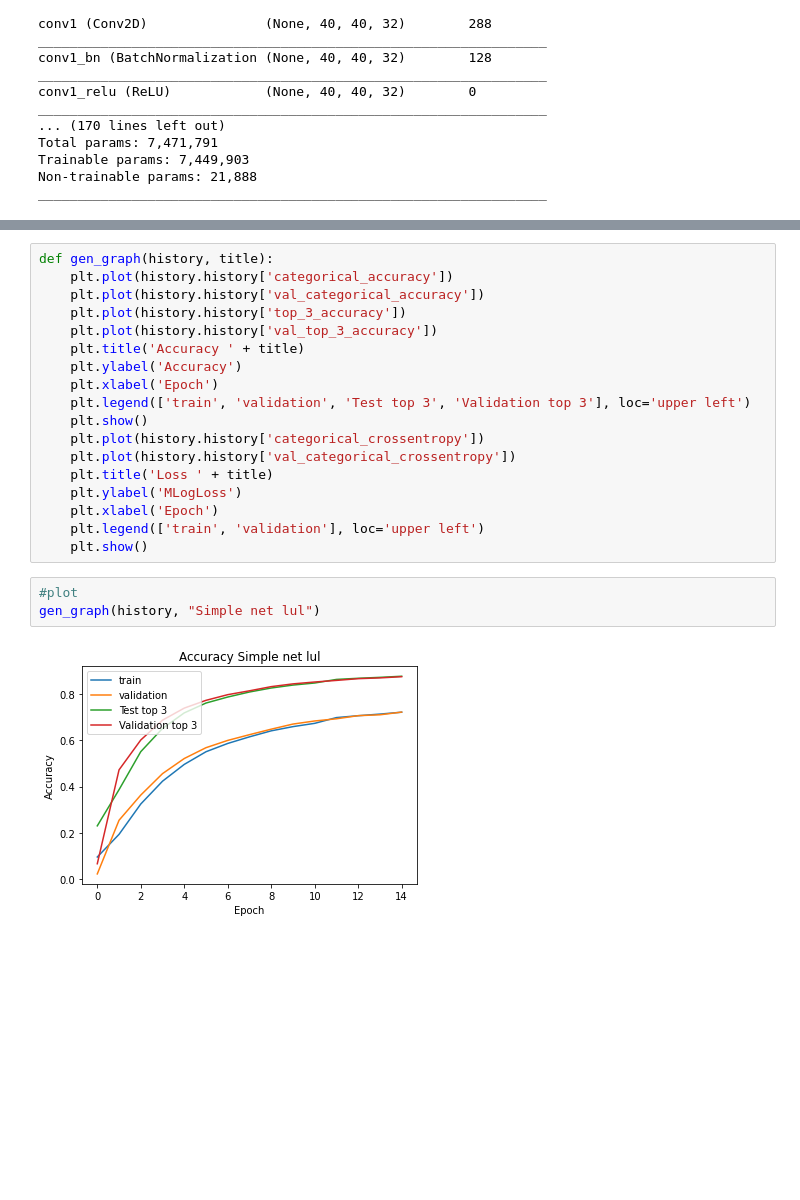
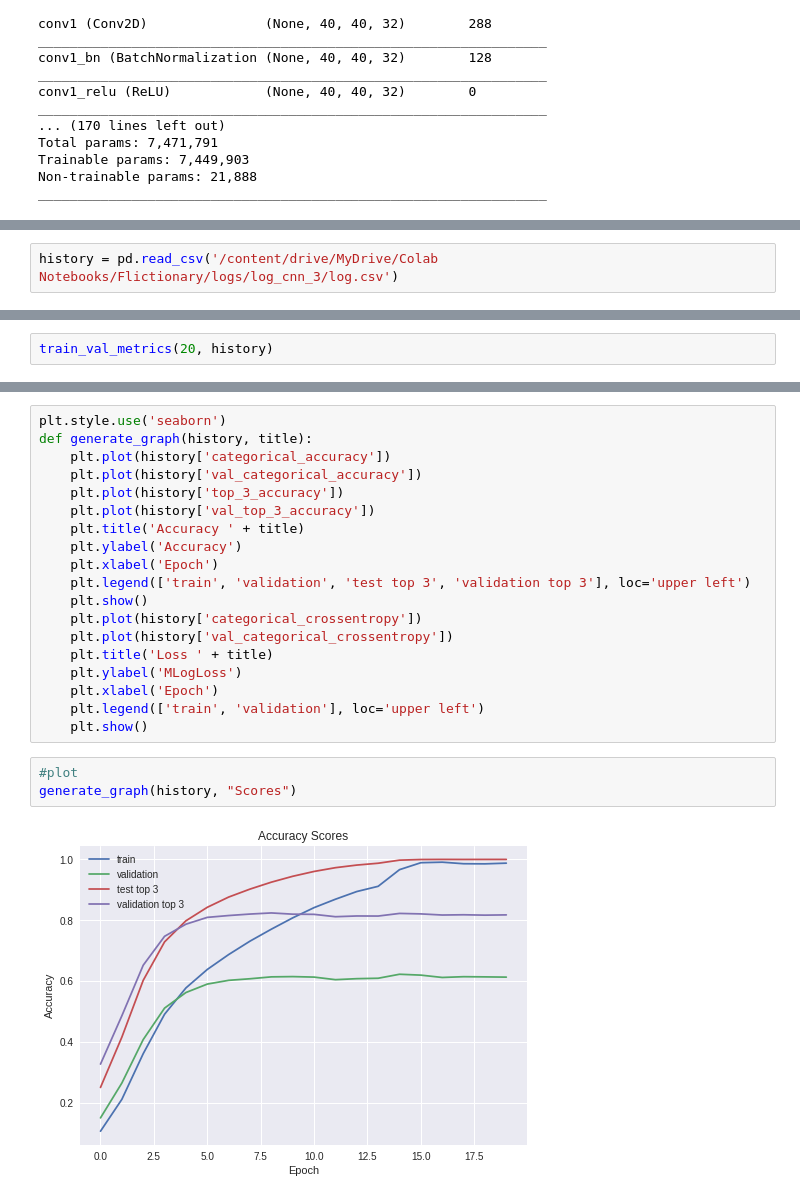
Before and after one commit to datascisteven/Flictionary, a Jupyter notebook: notebooks/cnn.ipynb, the cells around one changed output, grey strips where cells are left out. Drawn from its saved outputs; the diff is of its cells as text; blank space fills up the shorter version.

```diff
--- a/notebooks/cnn.ipynb
+++ b/notebooks/cnn.ipynb
@@ -213,0 +294,2 @@ Epoch 00020: saving model to /content/drive/MyDrive/Colab Notebooks/Flictionary/
+# %%
+history = pd.read_csv('/content/drive/MyDrive/Colab Notebooks/Flictionary/logs/log_cnn_3/log.csv')
@@ -213,0 +348,2 @@ Epoch 00020: saving model to /content/drive/MyDrive/Colab Notebooks/Flictionary/
+# %%
+train_val_metrics(20, history)
@@ -214,16 +352,17 @@ Epoch 00020: saving model to /content/drive/MyDrive/Colab Notebooks/Flictionary/
 # %%
-def gen_graph(history, title):
-    plt.plot(history.history['categorical_accuracy'])
-    plt.plot(history.history['val_categorical_accuracy'])
-    plt.plot(history.history['top_3_accuracy'])
-    plt.plot(history.history['val_top_3_accuracy'])
+plt.style.use('seaborn')
+def generate_graph(history, title):
+    plt.plot(history['categorical_accuracy'])
+    plt.plot(history['val_categorical_accuracy'])
+    plt.plot(history['top_3_accuracy'])
+    plt.plot(history['val_top_3_accuracy'])
     plt.title('Accuracy ' + title)
     plt.ylabel('Accuracy')
     plt.xlabel('Epoch')
-    plt.legend(['train', 'validation', 'Test top 3', 'Validation top 3'], loc='upper left')
+    plt.legend(['train', 'validation', 'test top 3', 'validation top 3'], loc='upper left')
     plt.show()
-    plt.plot(history.history['categorical_crossentropy'])
-    plt.plot(history.history['val_categorical_crossentropy'])
+    plt.plot(history['categorical_crossentropy'])
+    plt.plot(history['val_categorical_crossentropy'])
     plt.title('Loss ' + title)
     plt.ylabel('MLogLoss')
     plt.xlabel('Epoch')
@@ -231,6 +370,6 @@ def gen_graph(history, title):
     plt.show()
 # %%
 #plot
-gen_graph(history, "Simple net lul")
+generate_graph(history, "Scores")
 # %% [output]
-[figure, old version]
+[figure, new version]
```
Also changed, not shown: parts of 31 cells of this notebook, 5 other files.
